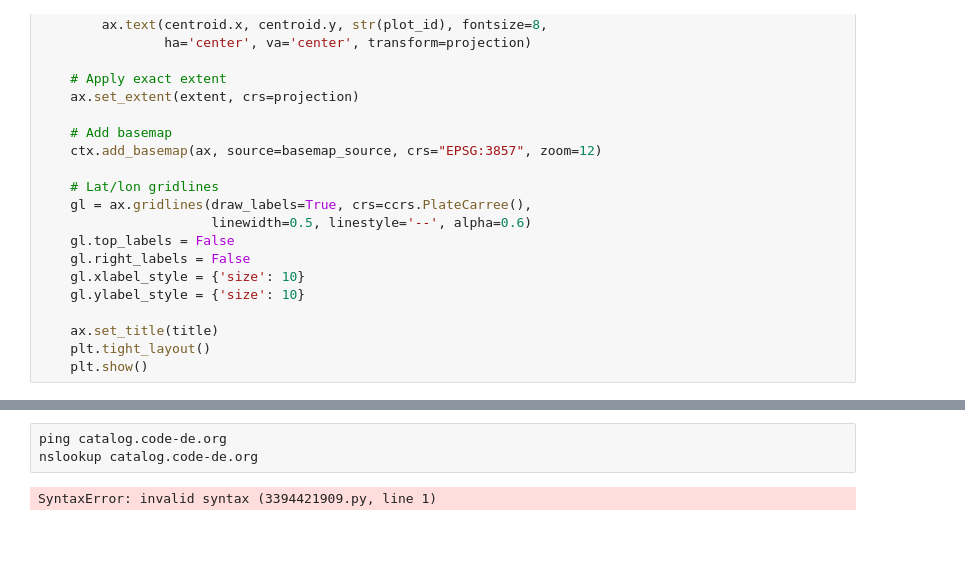
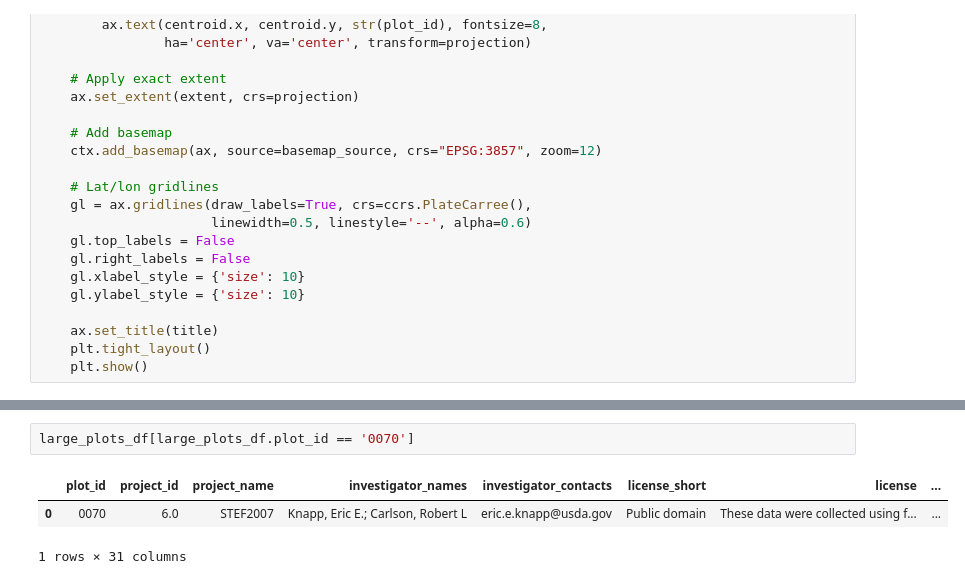
Before and after one commit to dangause/rs-hsi-botany, a Jupyter notebook: notebooks/ofo_eda.ipynb, the cells around one changed output, grey strips where cells are left out. Saved outputs shown, nothing was run; the diff lists cells and outputs as text; blank space fills up the shorter version.

```diff
--- a/notebooks/ofo_eda.ipynb
+++ b/notebooks/ofo_eda.ipynb
@@ -526,5 +407,6 @@ ConnectionError: HTTPSConnectionPool(host='catalog.code-de.org', port=443): Max
-# %%
-ping catalog.code-de.org
-nslookup catalog.code-de.org
-# %% [output]
-SyntaxError: invalid syntax (3394421909.py, line 1)
+# %%
+large_plots_df[large_plots_df.plot_id == '0070']
+# %% [output]
+|  | plot_id | project_id | project_name | investigator_names | investigator_contacts | license_short | license | ... |
+| 0 | 0070 | 6.0 | STEF2007 | Knapp, Eric E.; Carlson, Robert L | eric.e.knapp@usda.gov | Public domain | These data were collected using f... | ... |
+1 rows × 31 columns
```
Also changed, not shown: parts of 23 cells of this notebook, 1 other file.
